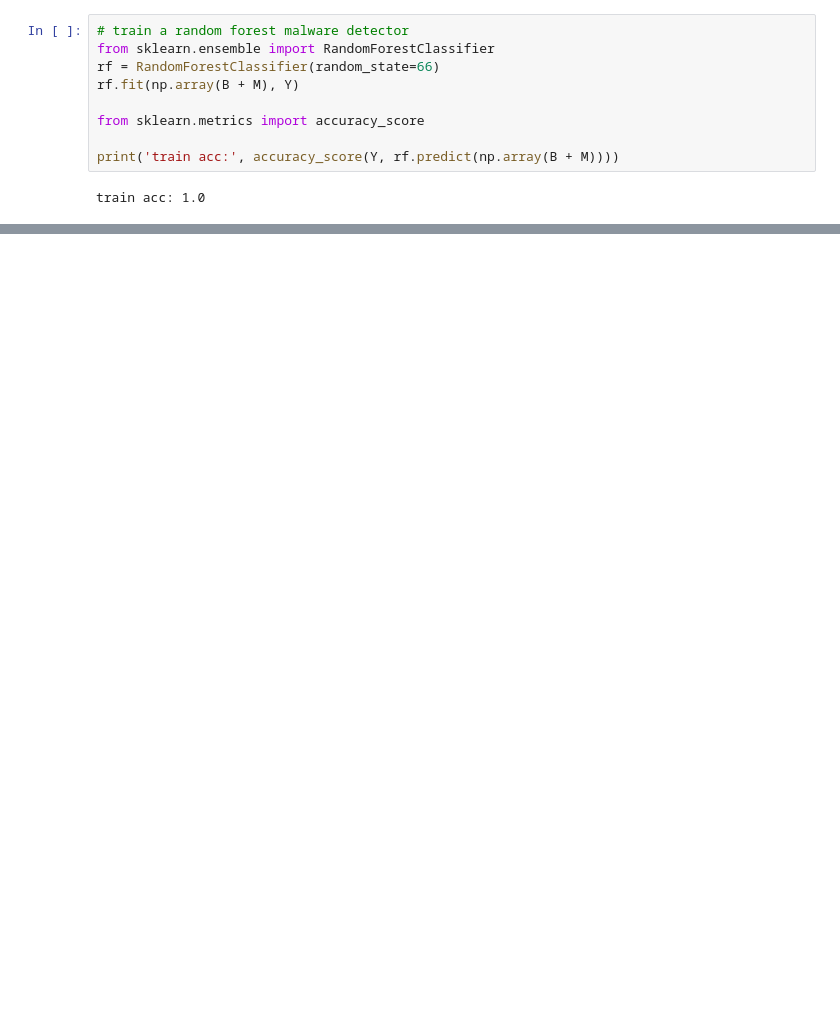
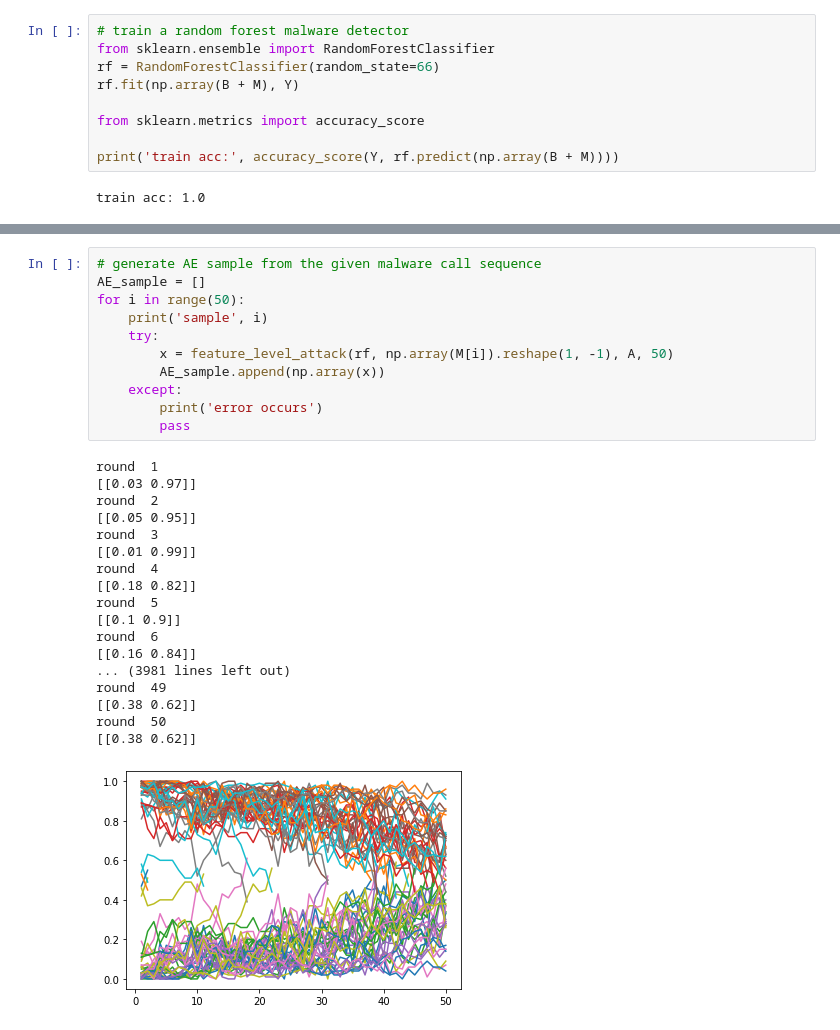
Before and after one commit to cherry900606/ML_security_final, a Jupyter notebook: final.ipynb, the cells around one changed output, grey strips where cells are left out. Saved outputs shown, nothing was run; the diff lists cells and outputs as text; blank space fills up the shorter version.

```diff
--- a/final.ipynb
+++ b/final.ipynb
@@ -311,0 +241,30 @@ array([0.00000000e+00, 4.08673605e-02, 4.06055054e-02, 7.15353591e-03,
+# %%
+# generate AE sample from the given malware call sequence
+AE_sample = []
+for i in range(50):
+    print('sample', i)
+    try:
+        x = feature_level_attack(rf, np.array(M[i]).reshape(1, -1), A, 50)
+        AE_sample.append(np.array(x))
+    except:
+        print('error occurs')
+        pass
+# %% [output]
+round  1
+[[0.03 0.97]]
+round  2
+[[0.05 0.95]]
+round  3
+[[0.01 0.99]]
+round  4
+[[0.18 0.82]]
+round  5
+[[0.1 0.9]]
+round  6
+[[0.16 0.84]]
+... (3981 lines left out)
+round  49
+[[0.38 0.62]]
+round  50
+[[0.38 0.62]]
+[figure, added]
```
Also changed, not shown: parts of 22 cells of this notebook.
